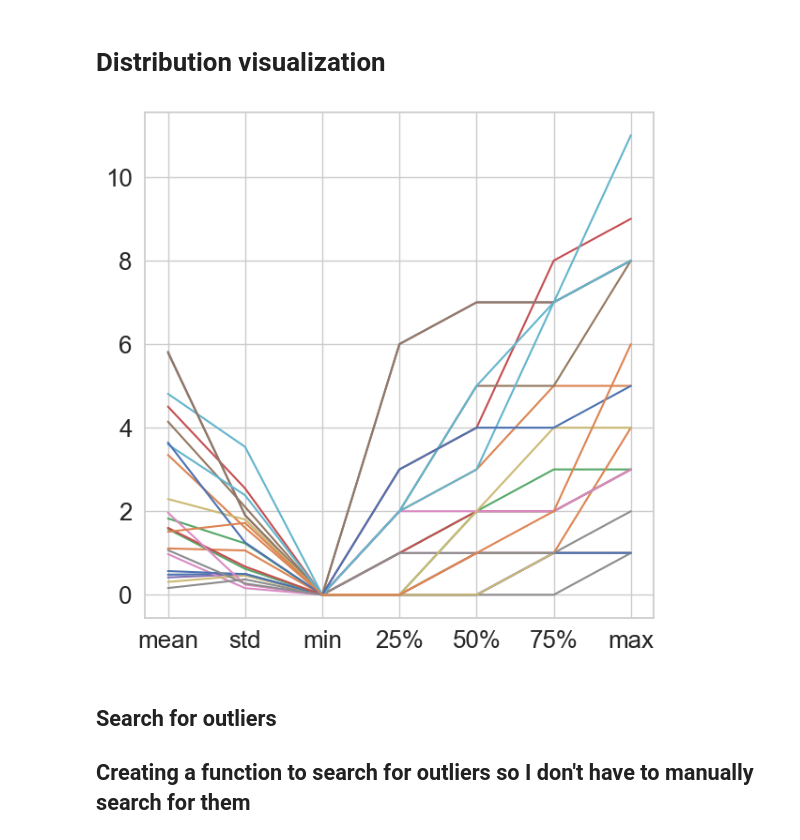
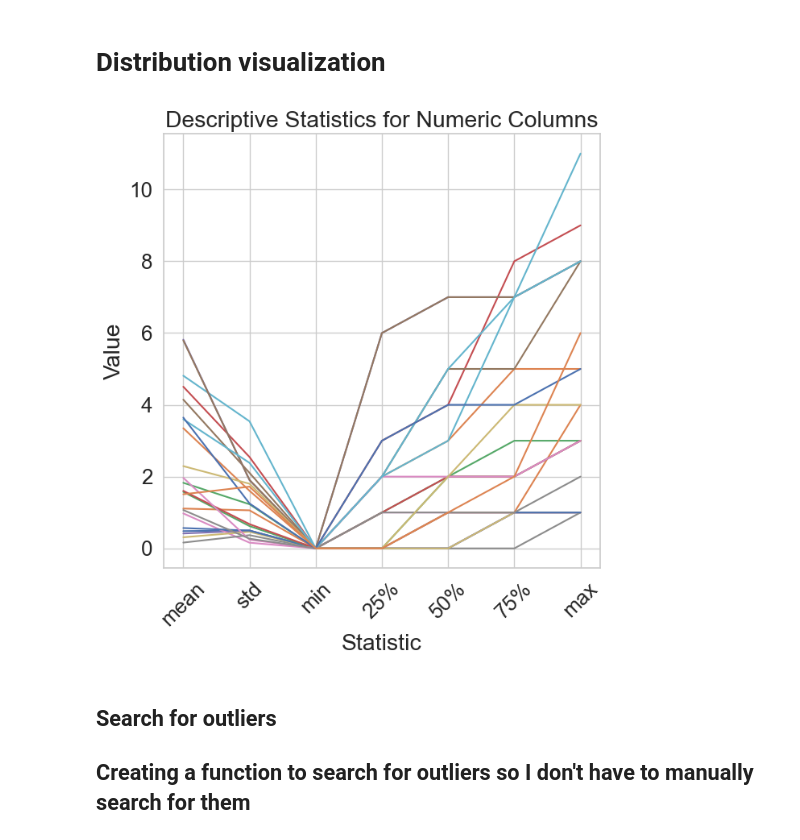
Before and after one commit to nico1008/Mushrooms, a Jupyter notebook: Mushroom.ipynb, the cells around one changed output. Cells and saved outputs as stored; diff of their text form; code cells hidden in the pictures.

```diff
--- a/Mushroom.ipynb
+++ b/Mushroom.ipynb
@@ -225,24 +249,29 @@ mush.describe(include = "all")
 8 rows × 22 columns
 # %% [markdown]
 # Distribution visualization
-# %%
-fig = plt.figure(figsize = (7,7))
-describe_num_df = mush.describe()
-describe_num_df.reset_index(inplace=True)
-describe_num_df = describe_num_df[describe_num_df['index'] != 'count']
-k=1
-
-for i in mush._get_numeric_data().columns:
-  if i in ['index']:
-    continue
-  plt.plot("index", i, data=describe_num_df)
-  k+=1
-
-plt.show()
-fig.clear()
-plt.close(fig)
-# %% [output]
-[figure, removed]
+# %%
+describe_num_df = mush.describe()
+describe_num_df.reset_index(inplace=True)
+describe_num_df = describe_num_df[describe_num_df['index'] != 'count']
+
+fig = plt.figure(figsize=(7, 7))
+
+for column in describe_num_df.columns[1:]:
+    plt.plot(describe_num_df['index'], describe_num_df[column], label=column)
+
+plt.xlabel('Statistic')
+plt.ylabel('Value')
+plt.title('Descriptive Statistics for Numeric Columns')
+plt.xticks(rotation=45)
+
+# Display the plot
+plt.show()
+
+# Clear the figure to free up memory
+fig.clear()
+plt.close(fig)
+# %% [output]
+[figure, added]
 # %% [markdown]
 ## Search for outliers
 ## Creating a function to search for outliers so I don't have to manually search for them
```
Also changed, not shown: parts of 22 cells of this notebook, 1 other file.
